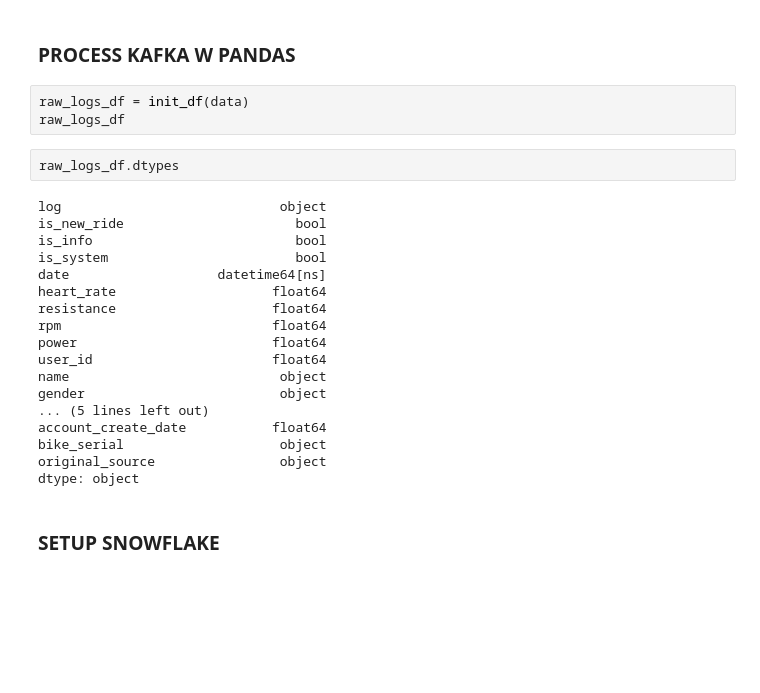
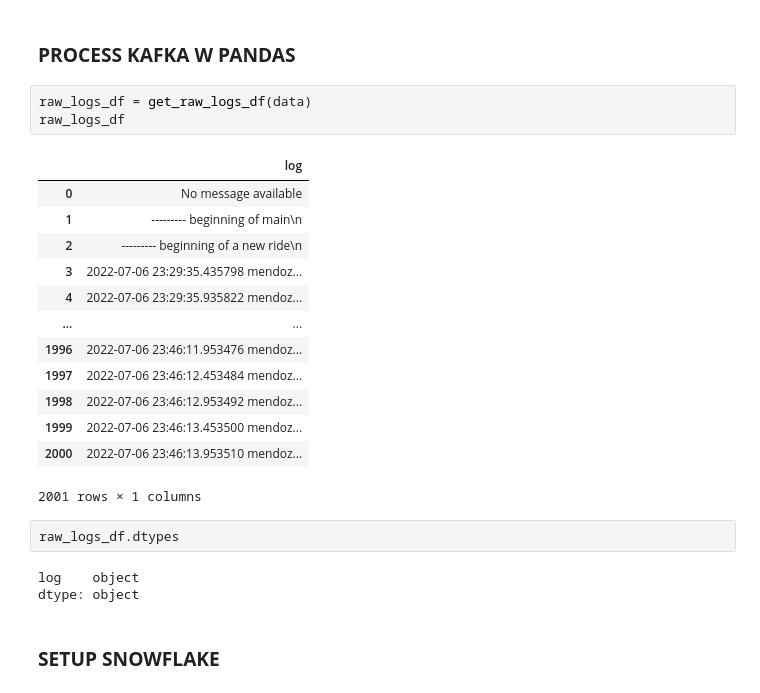
Before and after one commit to hmay01/deloton-group-project, a Jupyter notebook: staging.ipynb, the cells around one changed output. Cells and saved outputs as stored; diff of their text form; blank space fills up the shorter version.

```diff
--- a/staging.ipynb
+++ b/staging.ipynb
@@ -42,27 +43,26 @@ data
 # %% [markdown]
 ### **PROCESS KAFKA W PANDAS**
 # %%
-raw_logs_df = init_df(data)
+raw_logs_df = get_raw_logs_df(data)
 raw_logs_df
+# %% [output]
+|  | log |
+| 0 | No message available |
+| 1 | --------- beginning of main\n |
+| 2 | --------- beginning of a new ride\n |
+| 3 | 2022-07-06 23:29:35.435798 mendoz... |
+| 4 | 2022-07-06 23:29:35.935822 mendoz... |
+| ... | ... |
+| 1996 | 2022-07-06 23:46:11.953476 mendoz... |
+| 1997 | 2022-07-06 23:46:12.453484 mendoz... |
+| 1998 | 2022-07-06 23:46:12.953492 mendoz... |
+| 1999 | 2022-07-06 23:46:13.453500 mendoz... |
+| 2000 | 2022-07-06 23:46:13.953510 mendoz... |
+2001 rows × 1 columns
 # %%
 raw_logs_df.dtypes
 # %% [output]
-log                            object
-is_new_ride                      bool
-is_info                          bool
-is_system                        bool
-date                   datetime64[ns]
-heart_rate                    float64
-resistance                    float64
-rpm                           float64
-power                         float64
-user_id                       float64
-name                           object
-gender                         object
-... (5 lines left out)
-account_create_date           float64
-bike_serial                    object
-original_source                object
+log    object
 dtype: object
 # %% [markdown]
 ### **SETUP SNOWFLAKE**
```
Also changed, not shown: parts of 5 cells of this notebook.
